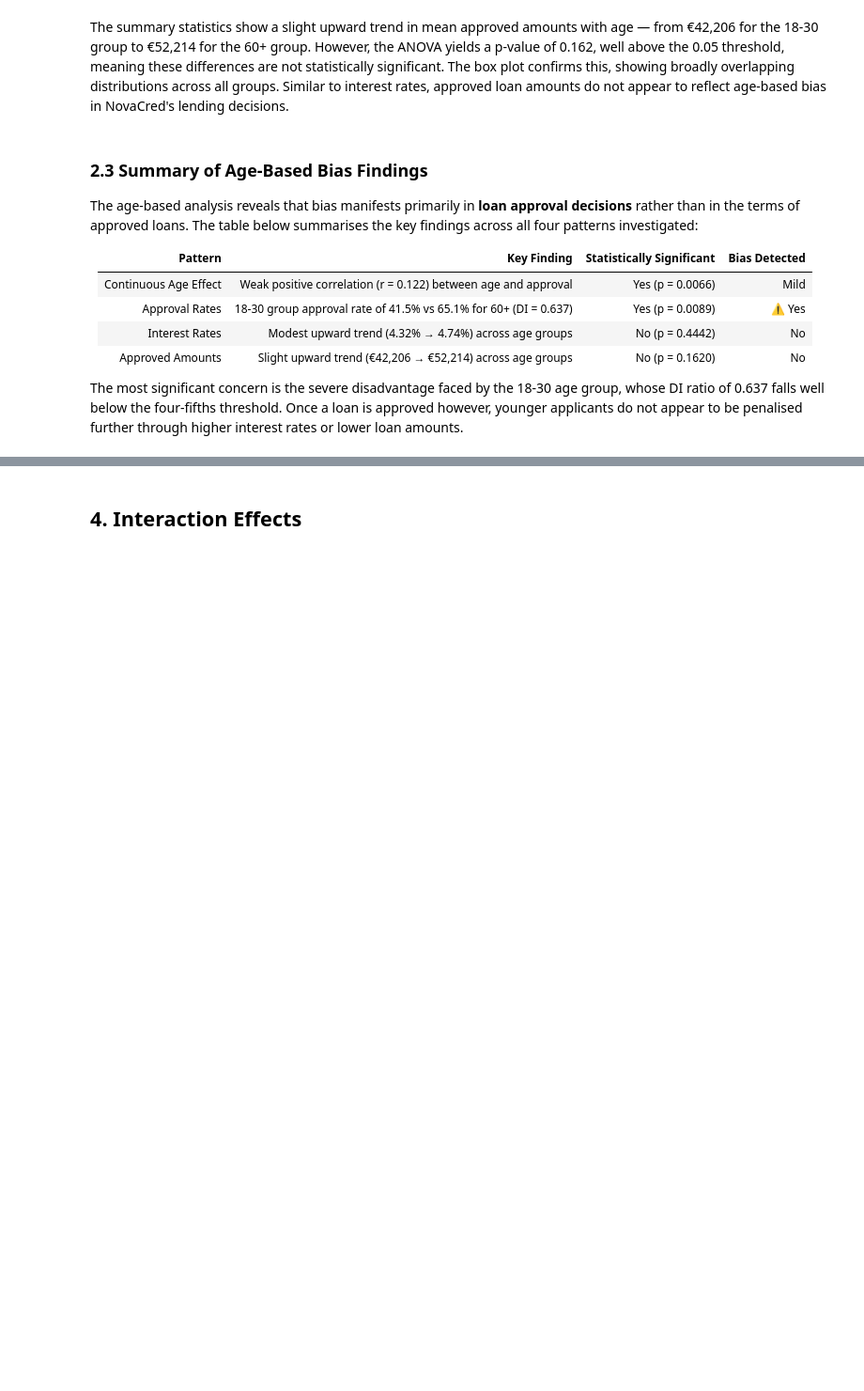
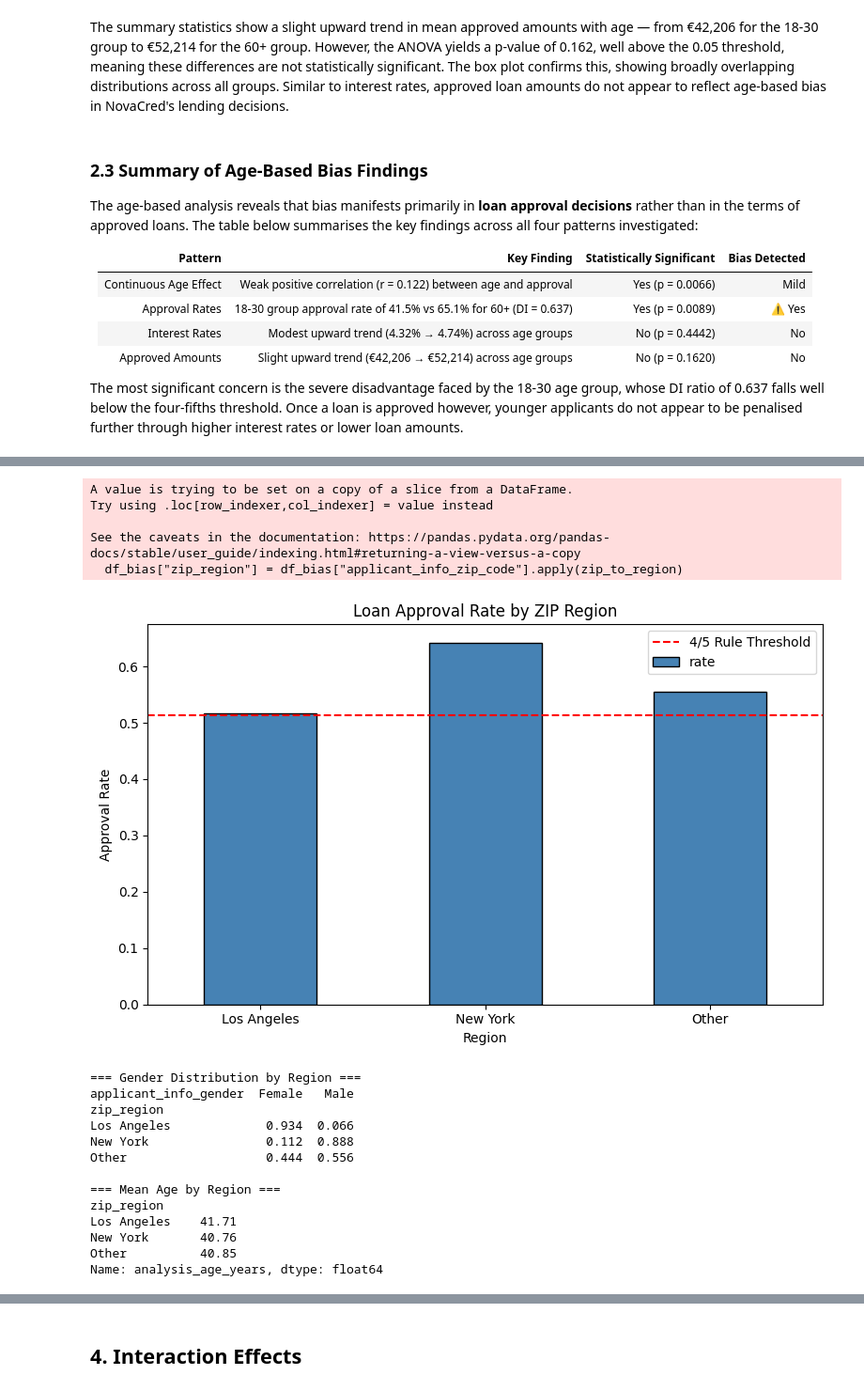
Before and after one commit to afonsojoao2001/dego-project-team12, a Jupyter notebook: notebooks/02-bias-analysis.ipynb, the cells around one changed output, grey strips where cells are left out. Shown at 94% size. Drawn from its saved outputs; the diff is of its cells as text; code cells hidden in the pictures; blank space fills up the shorter version.

```diff
--- a/notebooks/02-bias-analysis.ipynb
+++ b/notebooks/02-bias-analysis.ipynb
@@ -557,0 +754,58 @@ higher interest rates or lower loan amounts.
+# %%
+# Create regional groups based on ZIP code prefix
+def zip_to_region(zip_code):
+    prefix = str(zip_code)[:2]
+    if prefix == "10":
+        return "New York"
+    elif prefix == "90":
+        return "Los Angeles"
+    else:
+        return "Other"
+
+df_bias["zip_region"] = df_bias["applicant_info_zip_code"].apply(zip_to_region)
+print(df_bias["zip_region"].value_counts())
+
+# Approval rates by region
+region_approval = df_bias.groupby("zip_region")["decision_loan_approved"].agg(
+    total="count",
+    approved="sum",
+    rate="mean"
+).round(4)
+
+# DI Ratio for regions
+max_rate         = region_approval["rate"].max()
+privileged_region = region_approval["rate"].idxmax()
+region_approval["di_ratio"]            = (region_approval["rate"] / max_rate).round(4)
+region_approval["potential_di_impact"] = region_approval["di_ratio"].apply(
+    lambda x: "⚠️ Yes" if x < 0.8 else "No"
+)
+print(f"\nReference group: {privileged_region} ({max_rate:.4f})\n")
+print(region_approval)
+
+# Visualization: Approval rates by region
+region_approval["rate"].plot(
+    kind="bar",
+    color=["salmon" if x < 0.8 else "steelblue"
+           for x in region_approval["di_ratio"]],
+    edgecolor="black",
+    figsize=(8, 5)
+)
+plt.title("Loan Approval Rate by ZIP Region")
+plt.xlabel("Region")
+plt.ylabel("Approval Rate")
+plt.xticks(rotation=0)
+plt.axhline(y=max_rate * 0.8, color="red", linestyle="--", label="4/5 Rule Threshold")
+plt.legend()
+plt.tight_layout()
+plt.show()
+
+# Gender distribution by region
+print("\n=== Gender Distribution by Region ===")
+print(pd.crosstab(df_bias["zip_region"],
+                  df_bias["applicant_info_gender"],
+                  normalize="index").round(3))
+
+# Age distribution by region
+print("\n=== Mean Age by Region ===")
+print(df_bias.groupby("zip_region")["analysis_age_years"].mean().round(2))
+# %% [output]
@@ -557,0 +825,19 @@ higher interest rates or lower loan amounts.
+A value is trying to be set on a copy of a slice from a DataFrame.
+Try using .loc[row_indexer,col_indexer] = value instead
+
+See the caveats in the documentation: https://pandas.pydata.org/pandas-docs/stable/user_guide/indexing.html#returning-a-view-versus-a-copy
+  df_bias["zip_region"] = df_bias["applicant_info_zip_code"].apply(zip_to_region)
+[figure, added]
+=== Gender Distribution by Region ===
+applicant_info_gender  Female   Male
+zip_region
+Los Angeles             0.934  0.066
+New York                0.112  0.888
+Other                   0.444  0.556
+
+=== Mean Age by Region ===
+zip_region
+Los Angeles    41.71
+New York       40.76
+Other          40.85
+Name: analysis_age_years, dtype: float64
```
Also changed, not shown: parts of 18 cells of this notebook.
